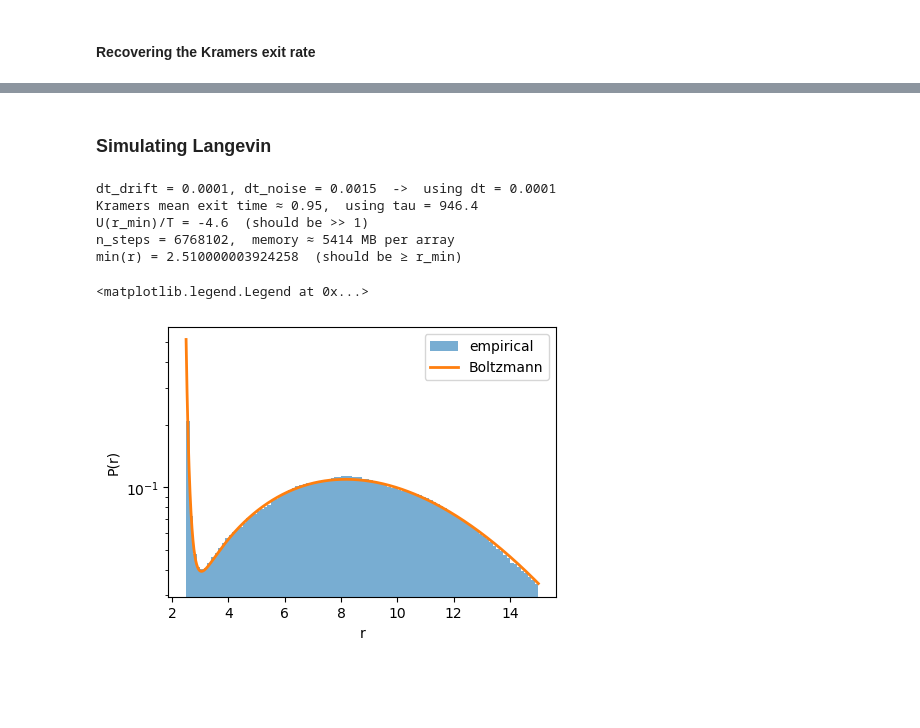
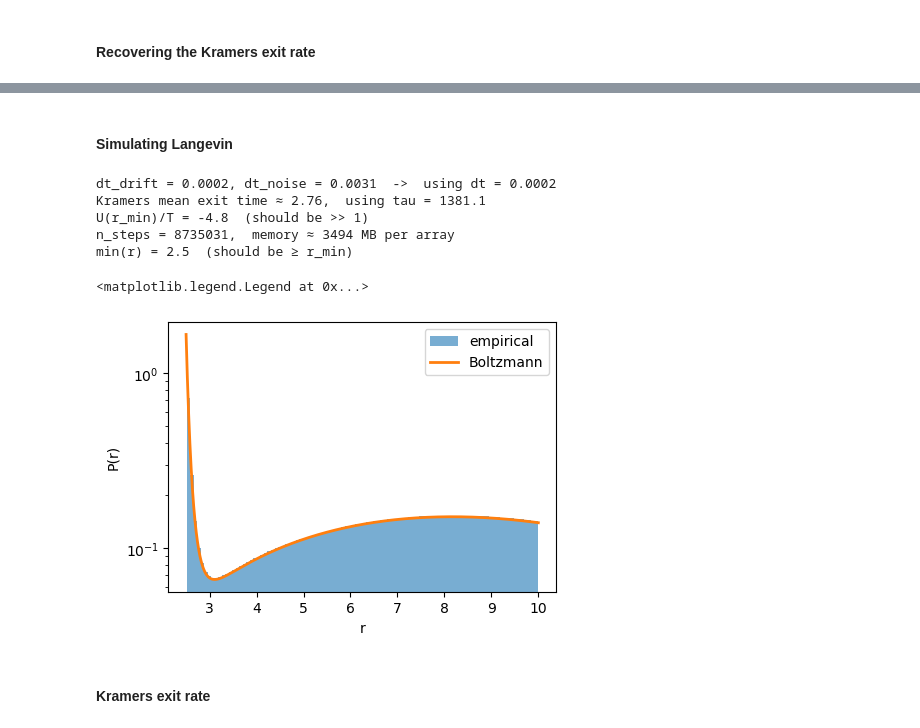
Before and after one commit to ta-rekt/Droplet, a Jupyter notebook: viz-rouse.ipynb, the cells around one changed output, grey strips where cells are left out. Saved outputs shown, nothing was run; the diff lists cells and outputs as text; code cells hidden in the pictures; blank space fills up the shorter version.

```diff
--- a/viz-rouse.ipynb
+++ b/viz-rouse.ipynb
@@ -400,18 +406,20 @@ empirical Var(r) = 0.33643427754035254   expected = 0.3333333333333333
 # %%
 # Double-well potential: 1/(100|r|) keeps r > 0, Gaussian creates the barrier,
 # 0.01 r^2 confines at large r.
-args = (100, 2, 0.5, 0.01)
+args = (100, 1.5, 0.5, 0.01)
 
 
 def U(x, *args):
     a, b, c, d = args
-    return 1.0 / np.abs(a * x) + np.exp(-(x - b) ** 2 / (2 * c)) + d * x ** 2
+    # return 1.0 / np.abs(a * x) + np.exp(-(x - b) ** 2 / (2 * c)) + d * x ** 2
+    return np.exp(-(x - b) ** 2 / (2 * c)) + d * x ** 2
 
 
 def F(x, *args):
     """Analytic force F = -dU/dx (only valid for x > 0)."""
     a, b, c, d = args
-    return 1.0 / (a * x ** 2) + (x - b) / c * np.exp(-(x - b) ** 2 / (2 * c)) - 2 * d * x
+    # return 1.0 / (a * x ** 2) + (x - b) / c * np.exp(-(x - b) ** 2 / (2 * c)) - 2 * d * x
+    return (x - b) / c * np.exp(-(x - b) ** 2 / (2 * c)) - 2 * d * x
 
 
 # --- locate left well, barrier; compute ΔU and curvatures ---
@@ -648,17 +604,17 @@ from viz_util.bvp_solver import (
 p = Parameters(
     nb=1.0,
     chi_b=2.5,
-    omega_b=-0.5,
+    omega_b=-0.6,
     kappa=1,
     phi_inf=0.1,
-    L=15.0,
+    L=10.0,
     eps=1e-6,
     R=2.5,
     conserve_volume=False,
     parallel_plates=False
 )
 
-kuhnLength = 1.0
+kuhnLength = 1
 beadSep = 100
 # %%
 def U(r, *args):
@@ -741,12 +697,12 @@ barrier    : r=3.046,  U=-2.176,  ω_bar =1.845
 # %% [markdown]
-### Simulating Langevin
+#### Simulating Langevin
 # %%
 # --- parameter selection -------------------------------------------------
 # 1) Temperature: ΔU/(kBT) in [3, 7] is the Arrhenius sweet spot --- escape
 #    is rare enough to be exponentially distributed, frequent enough to
 #    collect statistics in reasonable wall-clock time.
-T_bath = 1                    # -> ΔU/T ≈ 4.6 here
-gamma  = 1.0
+T_bath = 1.2                    # -> ΔU/T ≈ 4.6 here
+gamma  = 2.0
 kB     = 1.0
 
 # 2) Time step: needs to satisfy BOTH
@@ -766,7 +722,7 @@ print(f"dt_drift = {dt_drift:.4f}, dt_noise = {dt_noise:.4f}  ->  using dt = {dt
 
 tau_K = ((gamma / dV_R) * (np.sqrt(2*np.pi*kB*T_bath)/omega_bar)
          * np.exp(dU / (kB*T_bath)) * (1 - np.exp(-dV_R * (x_bar - p.R)/ (kB*T_bath))))
-tau   = 1000 * tau_K
+tau   = 500 * tau_K
 
 print(f"Kramers mean exit time ≈ {tau_K:.2f},  using tau = {tau:.1f}")
 
@@ -776,49 +732,54 @@ r_min = p.R+0.01
 print(f"U(r_min)/T = {U(r_min, *args)/T_bath:.1f}  (should be >> 1)")
 
 # 5) Number of trajectories — limited by RAM: shape (n, dim, N).
-N = 100
-print(f"n_steps = {int(tau/dt)},  memory ≈ {int(tau/dt)*N*8/1e6:.0f} MB per array")
+N = 5000
+nskip = 100
+print(f"n_steps = {int(tau/dt)},  memory ≈ {int(tau/dt)*N*8/1e6/nskip:.0f} MB per array")
 
 sim = OverdampedHarmonicLangevin(
     tau=tau, dim=1, N=N, dt=dt,
     T=T_bath, gamma=gamma, kB=kB,
     F=lambda r: F(r, *args),
-    r0=8,
+    r0=p.R,
     r_min=r_min,
     seed=1,
+    nskip=nskip
 )
 sim.generate()
+
 print("min(r) =", sim.r.min(), " (should be ≥ r_min)")
 # %% [output]
-dt_drift = 0.0001, dt_noise = 0.0015  ->  using dt = 0.0001
-Kramers mean exit time ≈ 0.95,  using tau = 946.4
-U(r_min)/T = -4.6  (should be >> 1)
-n_steps = 6768102,  memory ≈ 5414 MB per array
-min(r) = 2.510000003924258  (should be ≥ r_min)
+dt_drift = 0.0002, dt_noise = 0.0031  ->  using dt = 0.0002
+Kramers mean exit time ≈ 2.76,  using tau = 1381.1
+U(r_min)/T = -4.8  (should be >> 1)
+n_steps = 8735031,  memory ≈ 3494 MB per array
+min(r) = 2.5  (should be ≥ r_min)
 # %%
 # --- Boltzmann sampling check -----------------------------
-burn = int(0.2 * sim.n)
+burn = int(0.2 * sim.ns)
 r_traj = sim.r[burn:, 0, :]                          # shape (n, N)
 
 # samples = r_traj[mask]
-samples = r_traj[::100].flatten()
+samples = r_traj.flatten()
 
 # Boltzmann on the left basin (renormalized over r < x_bar)
 # xs = np.linspace(1e-2, 10, 5000)
 left_mask = xs < x_bar
 # P_left = np.exp(-(U_vals - U_well) / T_bath)  * left_mask
 # P_left /= np.trapz(P_left, xs)
 
 # Boltzmann on the whole support
 P_full = np.exp(-(U_vals - U_well) / T_bath)
 P_full /= np.trapz(P_full, xs)
 
 fig, ax = plt.subplots(1, 1, figsize=(5, 3.5))
-ax.hist(samples, bins=100, density=True, range=(r_min, 15), alpha=0.6,
+ax.hist(samples, bins=100, density=True, range=(r_min, p.L), alpha=0.6,
         label="empirical")
 ax.plot(xs, P_full, lw=2, label="Boltzmann")
 ax.set_yscale('log')
 ax.set_xlabel("r"); ax.set_ylabel("P(r)"); ax.legend()
 # %% [output]
 <matplotlib.legend.Legend at 0x...>
-[figure, old version]
+[figure, new version]
+# %% [markdown]
+#### Kramers exit rate
```
Also changed, not shown: parts of 14 cells of this notebook, 1 other file.
